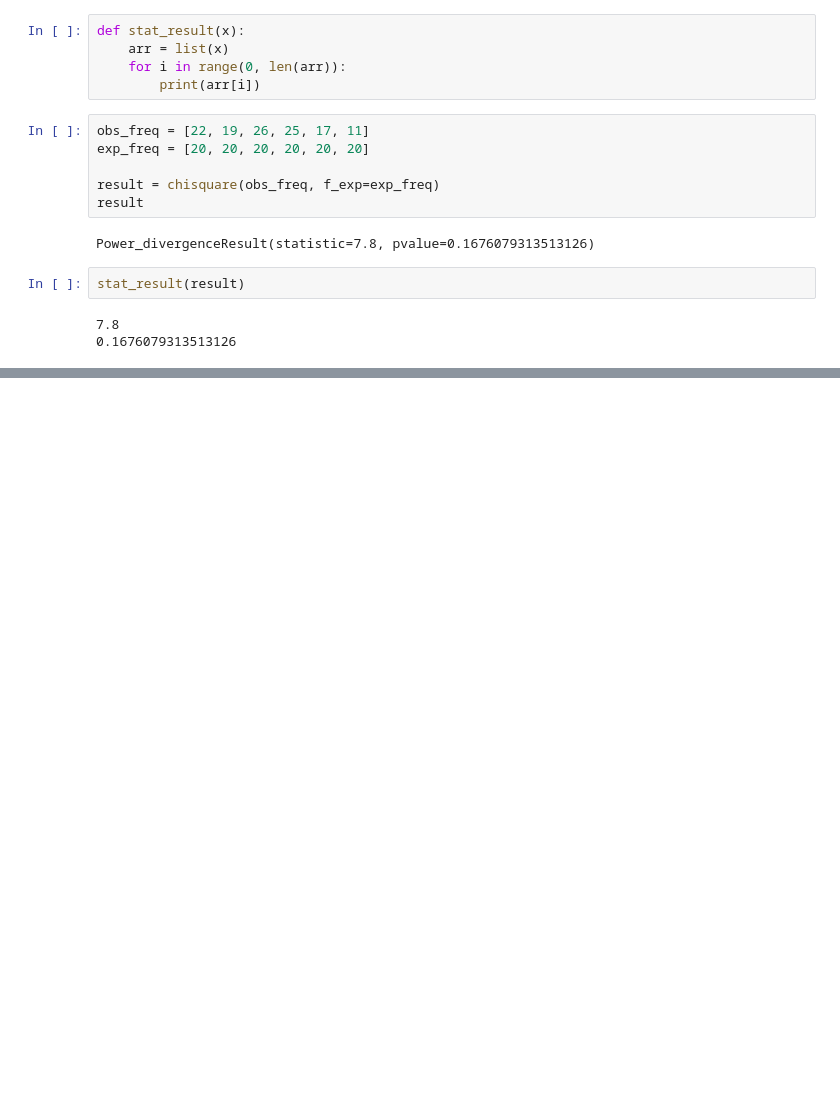
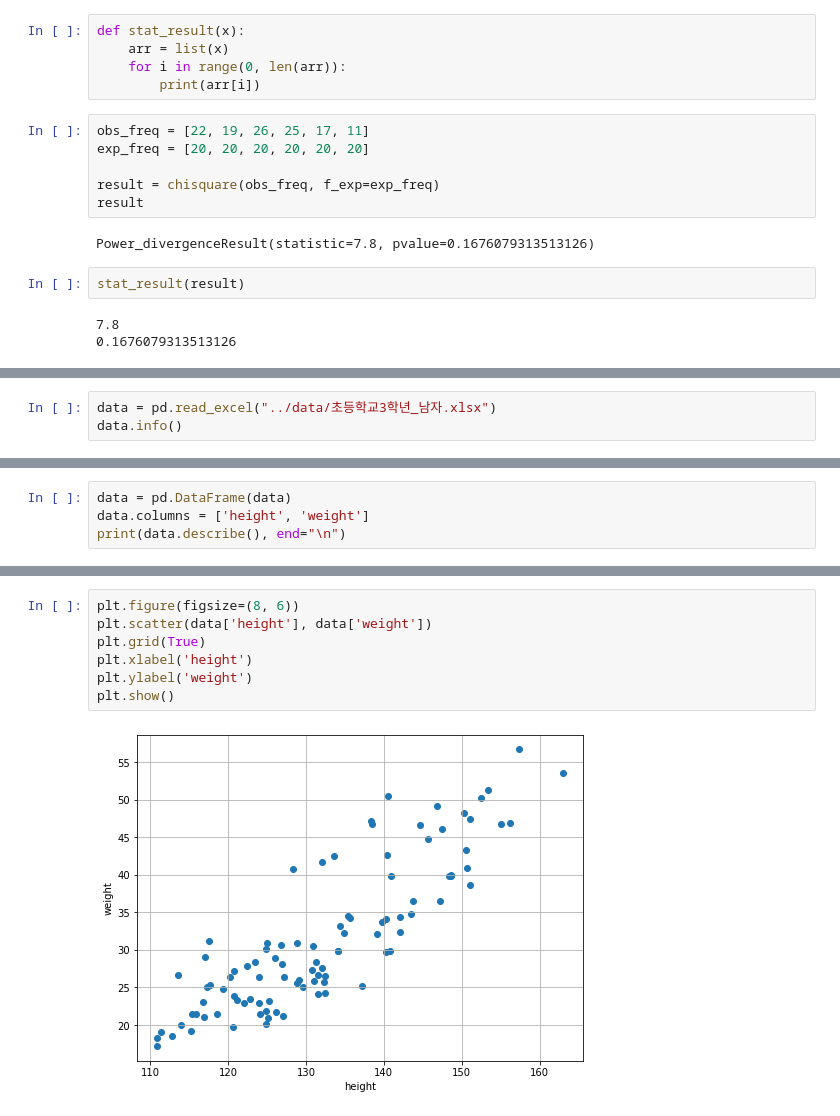
Before and after one commit to InryeolChoi/model_analysis, a Jupyter notebook: theory_stat/analysis_1.ipynb, the cells around one changed output, grey strips where cells are left out. Drawn from its saved outputs; the diff is of its cells as text; blank space fills up the shorter version.

```diff
--- a/theory_stat/analysis_1.ipynb
+++ b/theory_stat/analysis_1.ipynb
@@ -43,0 +138,3 @@ stat_result(result)
+# %%
+data = pd.read_excel("../data/초등학교3학년_남자.xlsx")
+data.info()
@@ -43,0 +151,4 @@ stat_result(result)
+# %%
+data = pd.DataFrame(data)
+data.columns = ['height', 'weight']
+print(data.describe(), end="\n")
@@ -43,0 +165,9 @@ stat_result(result)
+# %%
+plt.figure(figsize=(8, 6))
+plt.scatter(data['height'], data['weight'])
+plt.grid(True)
+plt.xlabel('height')
+plt.ylabel('weight')
+plt.show()
+# %% [output]
+[figure, added]
```
Also changed, not shown: parts of 23 cells of this notebook, 2 other files.
